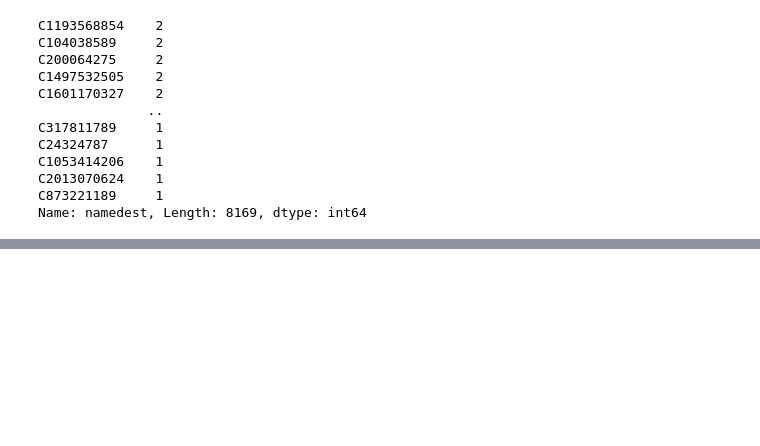
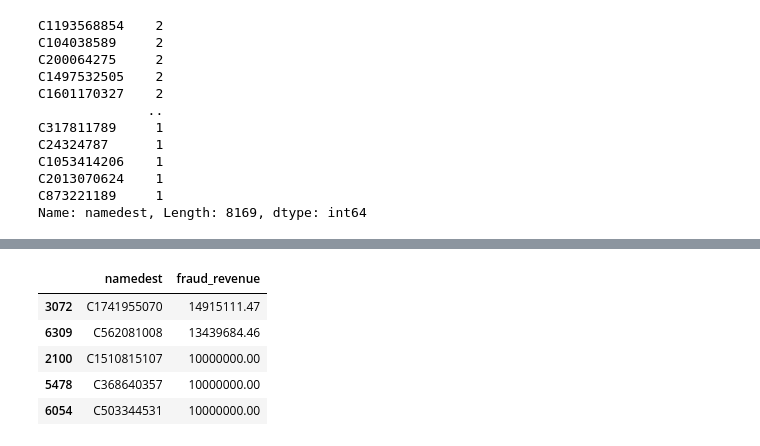
Before and after one commit to Manuelzerpadl/Cerberus-Sentinel--Final-Project, a Jupyter notebook: Data wrangling/Proyecto.ipynb, the cells around one changed output, grey strips where cells are left out. Cells and saved outputs as stored; diff of their text form; code cells hidden in the pictures; blank space fills up the shorter version.

```diff
--- a/Data wrangling/Proyecto.ipynb
+++ b/Data wrangling/Proyecto.ipynb
@@ -279,0 +294,11 @@ Name: namedest, Length: 8169, dtype: int64
+# %%
+users2_top = users2.groupby('namedest')['fraud_revenue'].sum().reset_index()
+users2_top = users2_grouped.sort_values('fraud_revenue', ascending=False)
+users2_top.head(5)
+# %% [output]
+|  | namedest | fraud_revenue |
+| 3072 | C1741955070 | 14915111.47 |
+| 6309 | C562081008 | 13439684.46 |
+| 2100 | C1510815107 | 10000000.00 |
+| 5478 | C368640357 | 10000000.00 |
+| 6054 | C503344531 | 10000000.00 |
```
Also changed, not shown: parts of 5 cells of this notebook.
